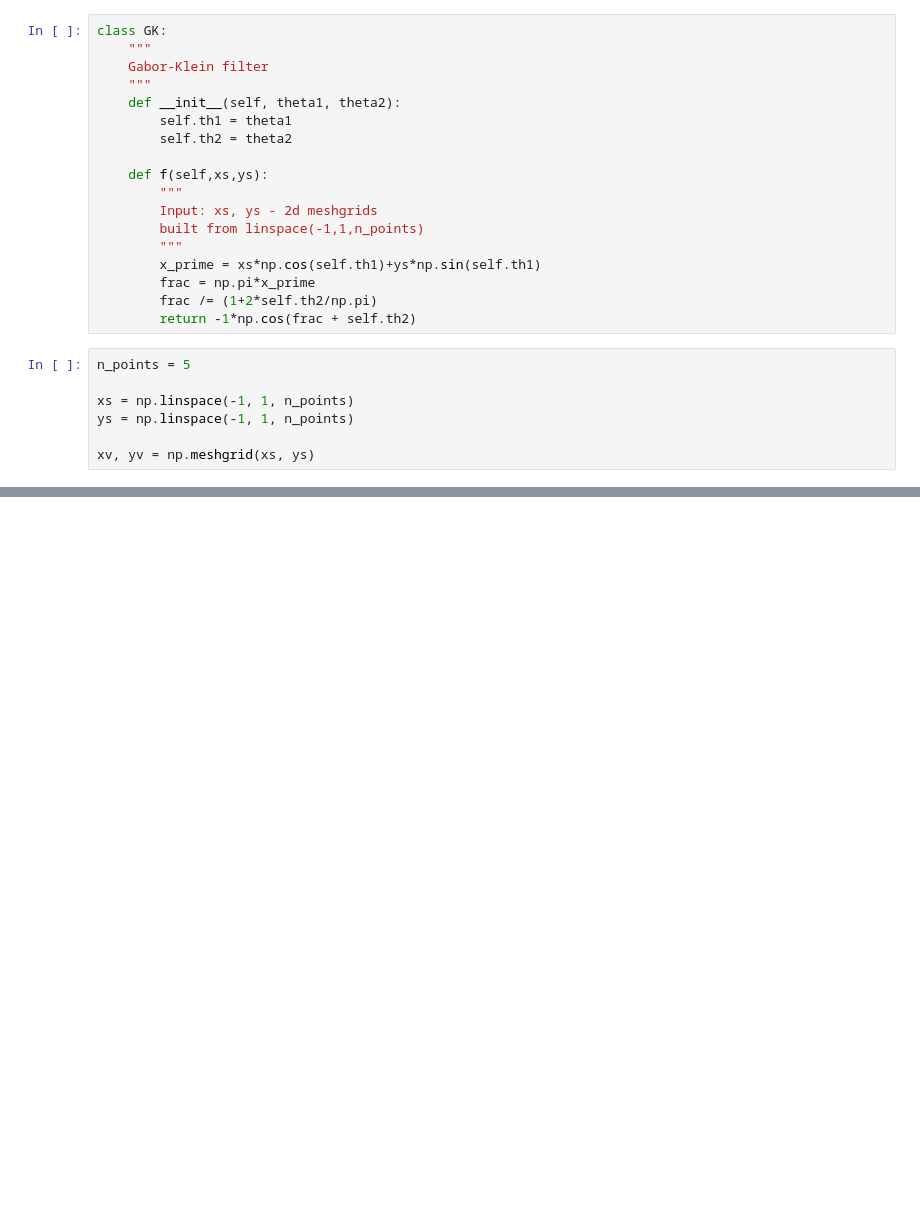
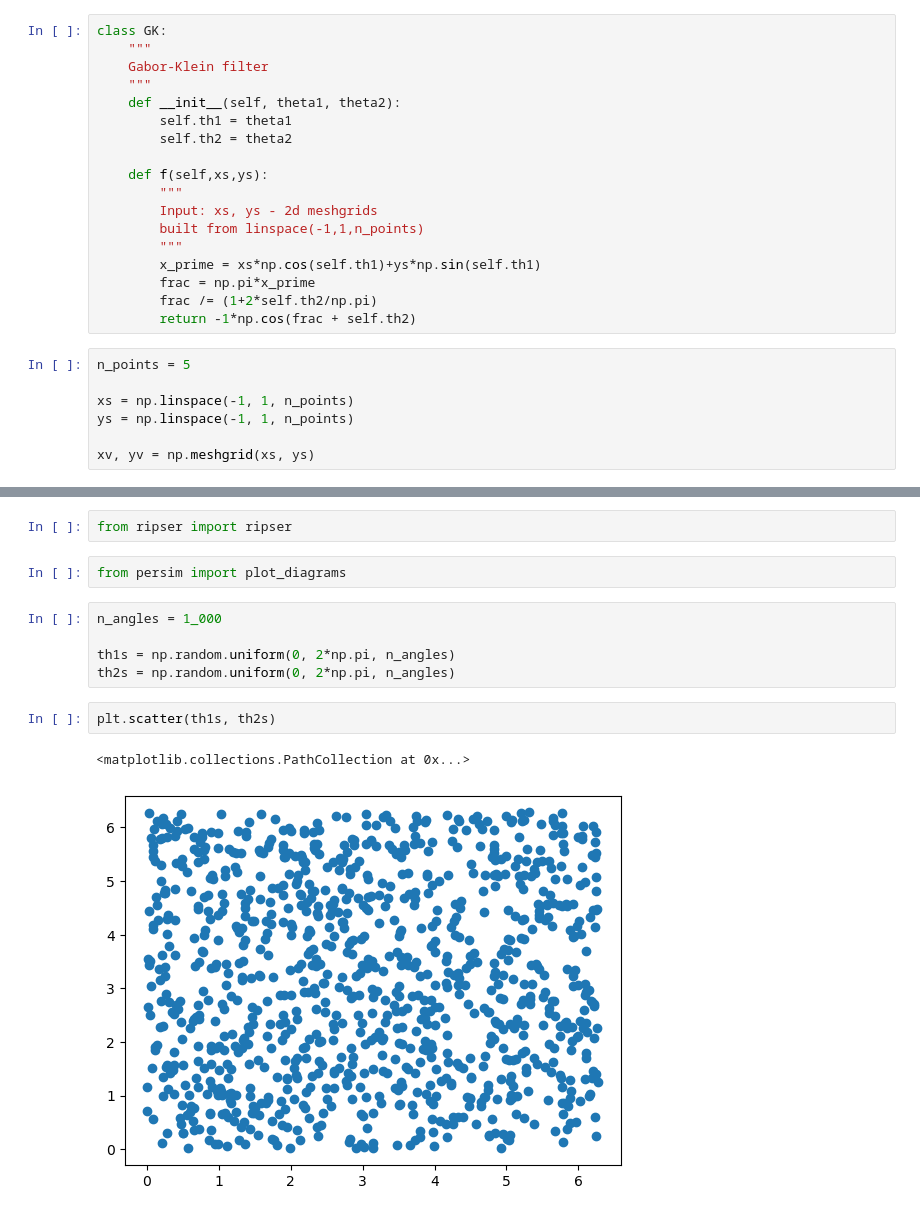
Before and after one commit to bekemax/KleinVAE, a Jupyter notebook: sampling-Gabor.ipynb, the cells around one changed output, grey strips where cells are left out. Saved outputs shown, nothing was run; the diff lists cells and outputs as text; blank space fills up the shorter version.

```diff
--- a/sampling-Gabor.ipynb
+++ b/sampling-Gabor.ipynb
@@ -67,0 +81,14 @@ Text(0.5, 0.01, 'θ₂ from 0 to 2pi')
+# %%
+from ripser import ripser
+# %%
+from persim import plot_diagrams
+# %%
+n_angles = 1_000
+
+th1s = np.random.uniform(0, 2*np.pi, n_angles)
+th2s = np.random.uniform(0, 2*np.pi, n_angles)
+# %%
+plt.scatter(th1s, th2s)
+# %% [output]
+<matplotlib.collections.PathCollection at 0x...>
+[figure, added]
```
Also changed, not shown: parts of 6 cells of this notebook, 4 other files.
